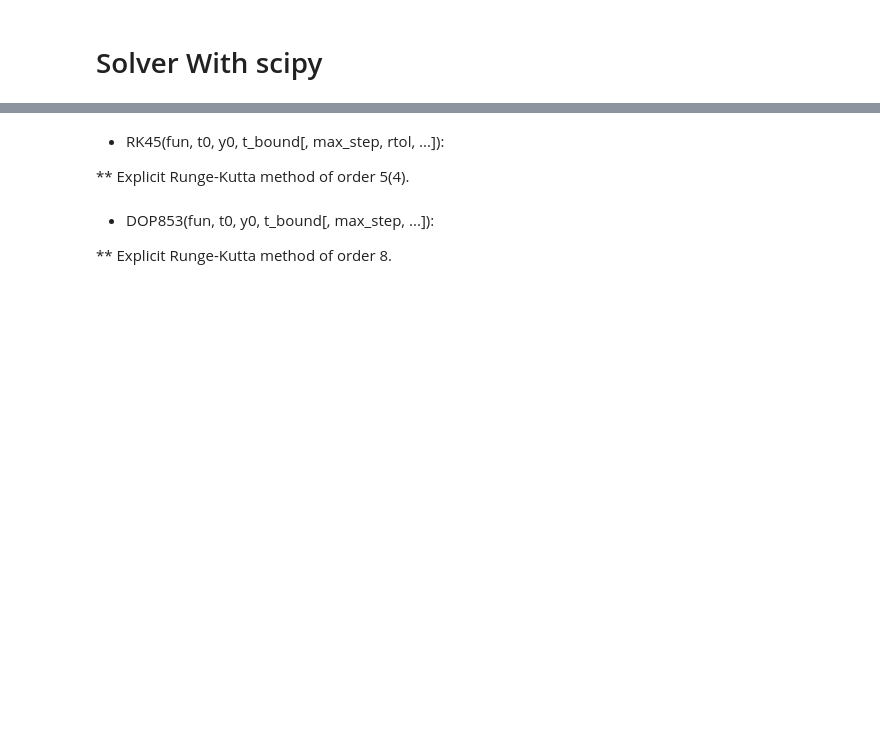
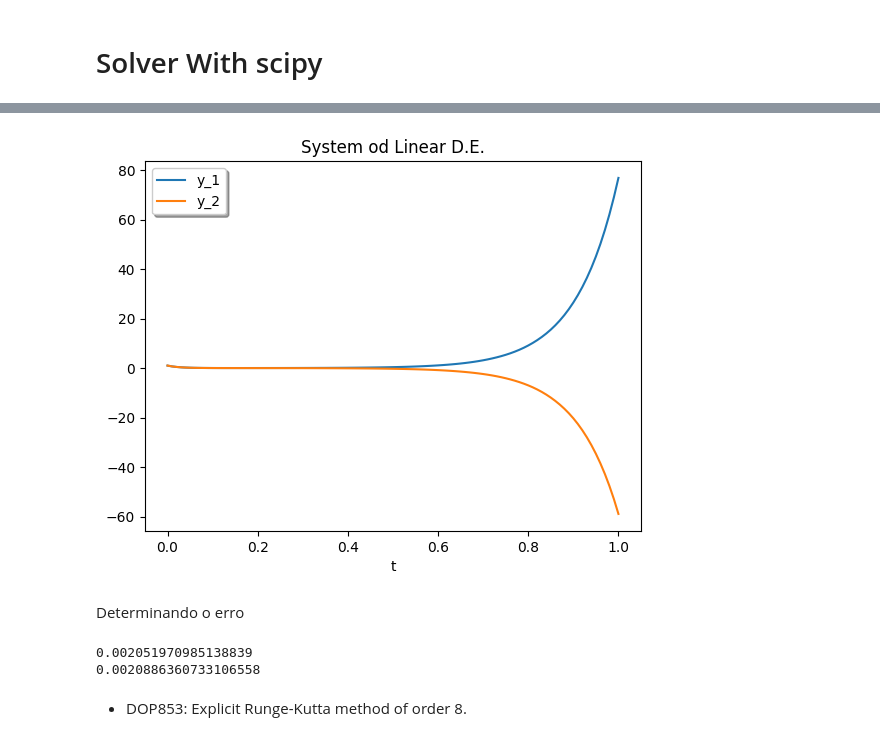
Before and after one commit to GubioGL/Q-BASIC, a Jupyter notebook: Aula_9_Dinamica.ipynb, the cells around one changed output, grey strips where cells are left out. Drawn from its saved outputs; the diff is of its cells as text; code cells hidden in the pictures; blank space fills up the shorter version.

Commit message:
teste GPU + solve v1

```diff
--- a/Aula_9_Dinamica.ipynb
+++ b/Aula_9_Dinamica.ipynb
@@ -203,8 +267,39 @@ def coerente(N,alpha,metodo ="operador"):
+# %%
+np.random.seed(42)
+# Parâmetros do problema
+M  = -30*np.random.random((2,2))  # Matriz 2x2 de exemplo
+b  = np.array([0, 0])           # Vetor constante de exemplo
+y0 = np.array([1, 1])          # Condição inicial
+t0, tf = 0, 1                 # Intervalo de tempo
+# %%
+# Resolver o sistema
+solution = solve_ivp(
+    ODE, (t0, tf), y0, args=(M, b),
+    t_eval = np.linspace(t0, tf, 101),
+    method = 'RK45')
+
+plt.plot(solution.t,solution.y[0])
+plt.plot(solution.t,solution.y[1])
+plt.xlabel('t')
+plt.legend(['y_1', 'y_2'], shadow=True)
+plt.title('System od Linear D.E.')
+plt.show()
+# %% [output]
+[figure, added]
+# %% [markdown]
+Determinando o erro
+# %%
+# Solução exata
+y_exact_all = np.array([exact_solution(t, t0, y0, M, b) for t in solution.t])
+
+# Erro absoluto
+erro_absoluto = np.mean(np.abs(solution.y[0]- y_exact_all[:,0]))
+print(erro_absoluto)
+
+erro_absoluto = np.mean(np.abs(solution.y[1]- y_exact_all[:,1]))
+print(erro_absoluto)
+# %% [output]
+0.002051970985138839
+0.0020886360733106558
 # %% [markdown]
-*   RK45(fun, t0, y0, t_bound[, max_step, rtol, ...]):
-
-**    Explicit Runge-Kutta method of order 5(4).
+*   DOP853: Explicit Runge-Kutta method of order 8.
-# %% [markdown]
-*   DOP853(fun, t0, y0, t_bound[, max_step, ...]):
-
-**  Explicit Runge-Kutta method of order 8.
```
Also changed, not shown: parts of 14 cells of this notebook, 1 other file.
